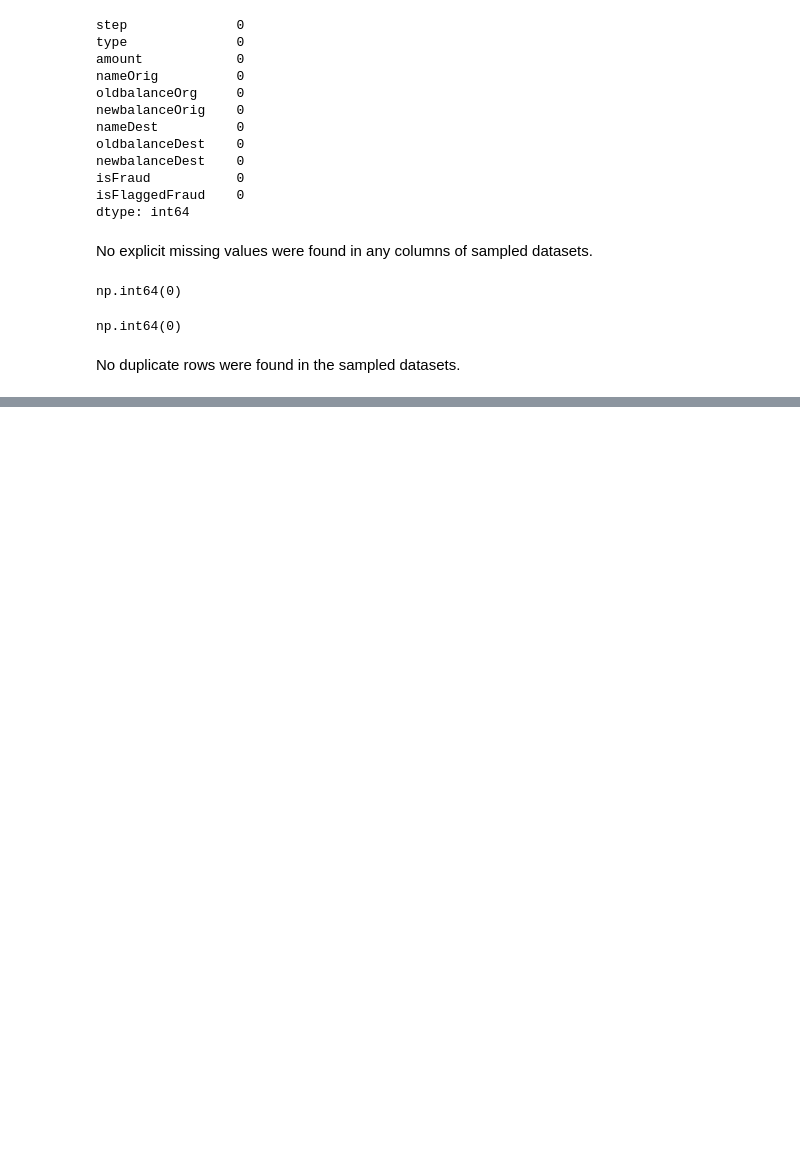
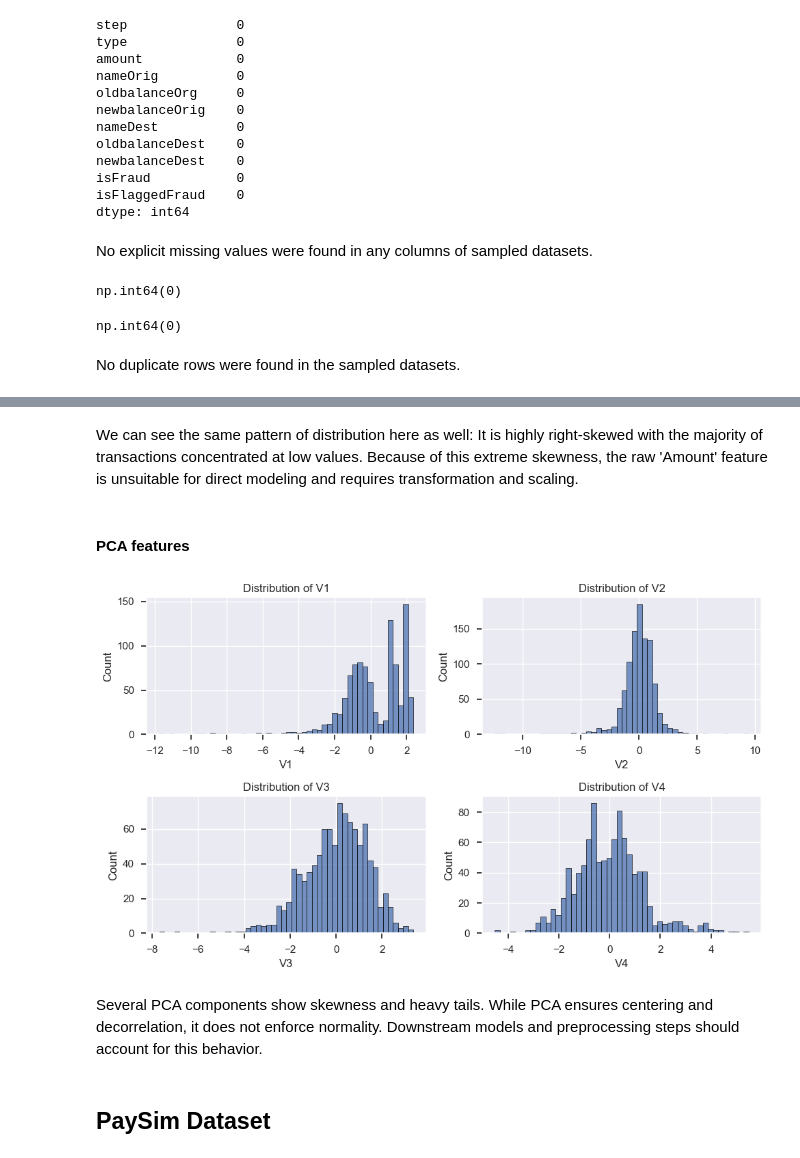
Before and after one commit to thisisehyas/Financial-Fraud-Detection-System, a Jupyter notebook: notebooks/EDA.ipynb, the cells around one changed output, grey strips where cells are left out. Saved outputs shown, nothing was run; the diff lists cells and outputs as text; code cells hidden in the pictures; blank space fills up the shorter version.

```diff
--- a/notebooks/EDA.ipynb
+++ b/notebooks/EDA.ipynb
@@ -244,0 +283,22 @@ No duplicate rows were found in the sampled datasets.
+# %% [markdown]
+We can see the same pattern of distribution here as well: It is highly right-skewed with the majority of transactions concentrated at low values. Because of this extreme skewness, the raw 'Amount' feature is unsuitable for direct modeling and requires transformation and scaling.
+# %% [markdown]
+#### PCA features
+# %%
+# a subset of PCA features (V1-V4)
+pca_features = [f'V{i}' for i in range(1, 5)]
+
+fig, axes = plt.subplots(2, 2, figsize=(10, 6))
+
+for i, col in enumerate(pca_features):
+    sns.histplot(creditcard[col], bins=50, ax=axes[i//2, i%2])
+    axes[i//2, i%2].set_title(f'Distribution of {col}')
+
+plt.tight_layout()
+plt.show()
+# %% [output]
+[figure, added]
+# %% [markdown]
+Several PCA components show skewness and heavy tails. While PCA ensures centering and decorrelation, it does not enforce normality. Downstream models and preprocessing steps should account for this behavior.
+# %% [markdown]
+## PaySim Dataset
```
Also changed, not shown: parts of 7 cells of this notebook.
